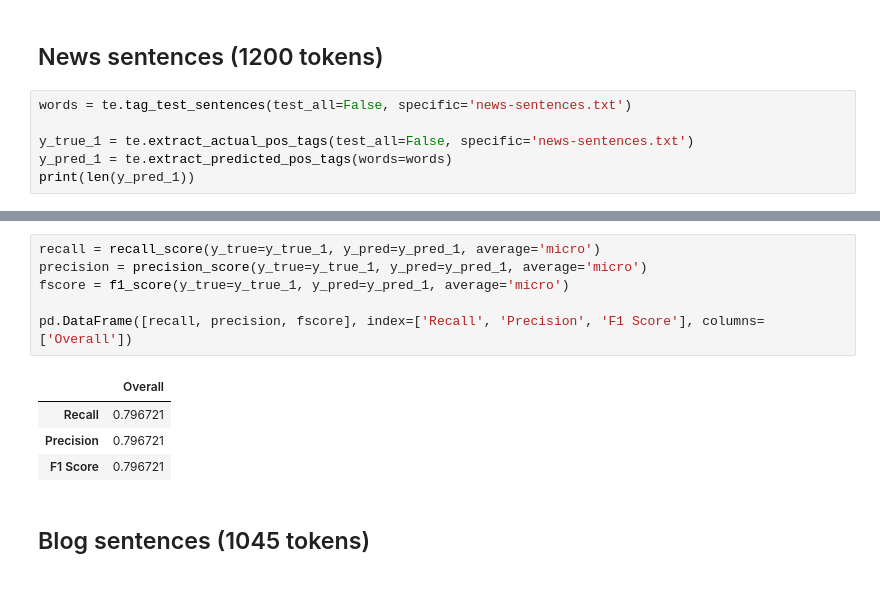
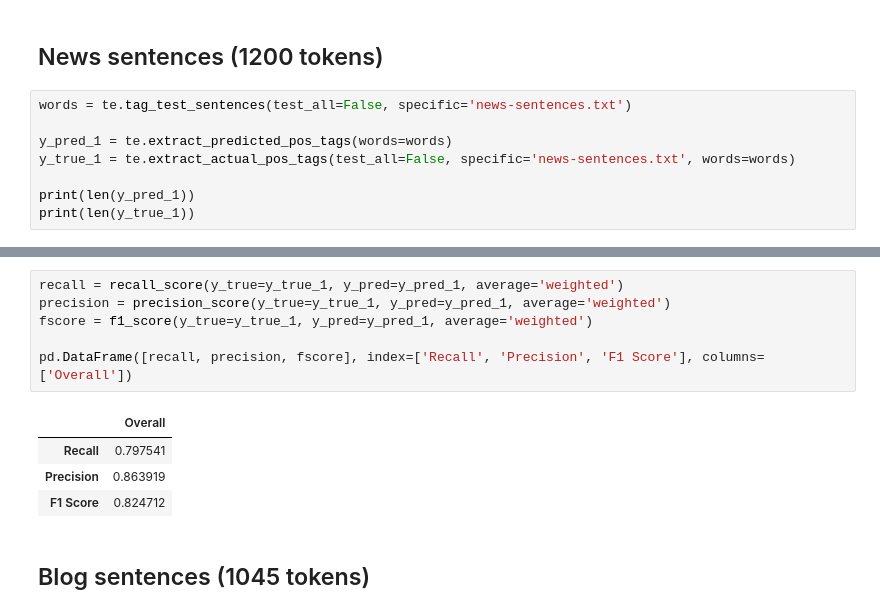
Before and after one commit to rjrequina/Cebuano-POS-Tagger, a Jupyter notebook: eval/Evaluation.ipynb, the cells around one changed output, grey strips where cells are left out. Saved outputs shown, nothing was run; the diff lists cells and outputs as text.

```diff
--- a/eval/Evaluation.ipynb
+++ b/eval/Evaluation.ipynb
@@ -12,7 +12,9 @@ import pandas as pd
 # %%
 words = te.tag_test_sentences(test_all=False, specific='news-sentences.txt')
 
-y_true_1 = te.extract_actual_pos_tags(test_all=False, specific='news-sentences.txt')
 y_pred_1 = te.extract_predicted_pos_tags(words=words)
+y_true_1 = te.extract_actual_pos_tags(test_all=False, specific='news-sentences.txt', words=words)
+
 print(len(y_pred_1))
+print(len(y_true_1))
 # %% [output]
@@ -77,16 +95,16 @@ pd.concat([recall_series, precision_series, fscore_series], axis=1)
 | SYM | 1.000000 | 1.000000 | 1.000000 |
 | VERB | 0.615385 | 0.553459 | 0.582781 |
 # %%
-recall = recall_score(y_true=y_true_1, y_pred=y_pred_1, average='micro')
-precision = precision_score(y_true=y_true_1, y_pred=y_pred_1, average='micro')
-fscore = f1_score(y_true=y_true_1, y_pred=y_pred_1, average='micro')
+recall = recall_score(y_true=y_true_1, y_pred=y_pred_1, average='weighted')
+precision = precision_score(y_true=y_true_1, y_pred=y_pred_1, average='weighted')
+fscore = f1_score(y_true=y_true_1, y_pred=y_pred_1, average='weighted')
 
 pd.DataFrame([recall, precision, fscore], index=['Recall', 'Precision', 'F1 Score'], columns=['Overall'])
 # %% [output]
 |  | Overall |
-| Recall | 0.796721 |
-| Precision | 0.796721 |
-| F1 Score | 0.796721 |
+| Recall | 0.797541 |
+| Precision | 0.863919 |
+| F1 Score | 0.824712 |
 # %% [markdown]
 ## Blog sentences (1045 tokens)
 # %%
```
Also changed, not shown: parts of 19 cells of this notebook, 2 other files.
